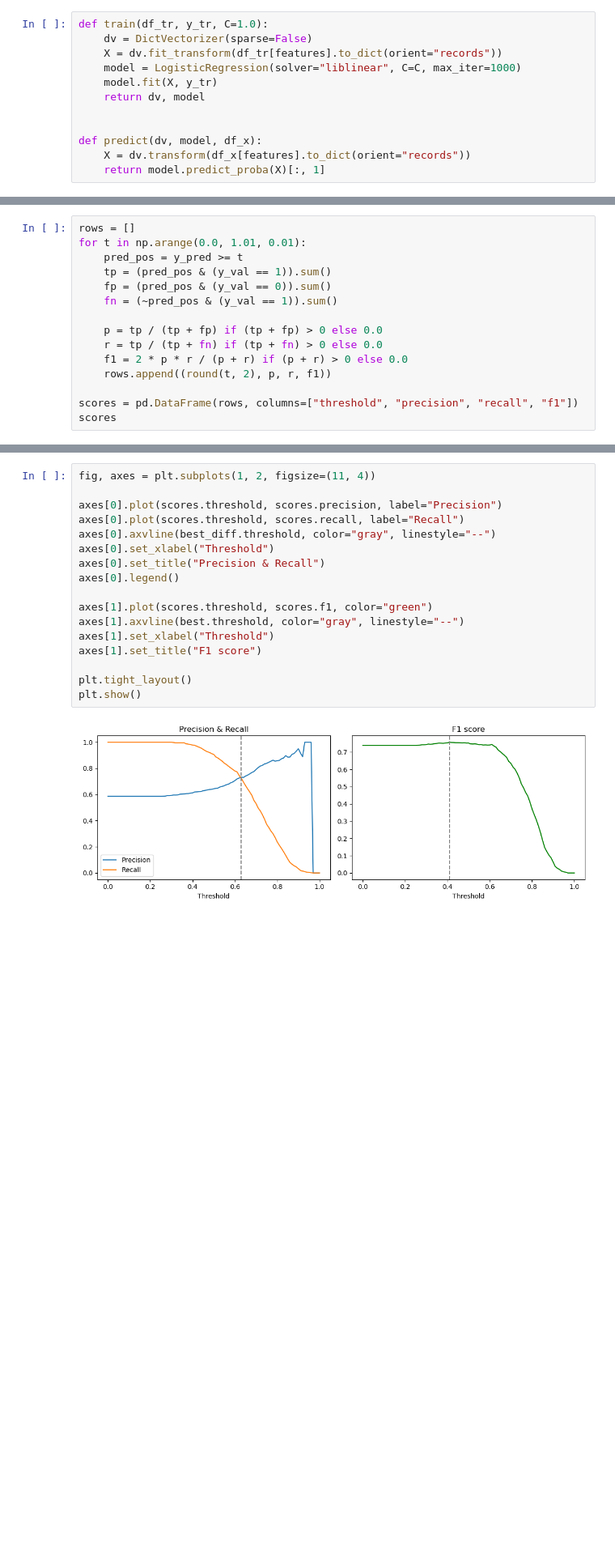
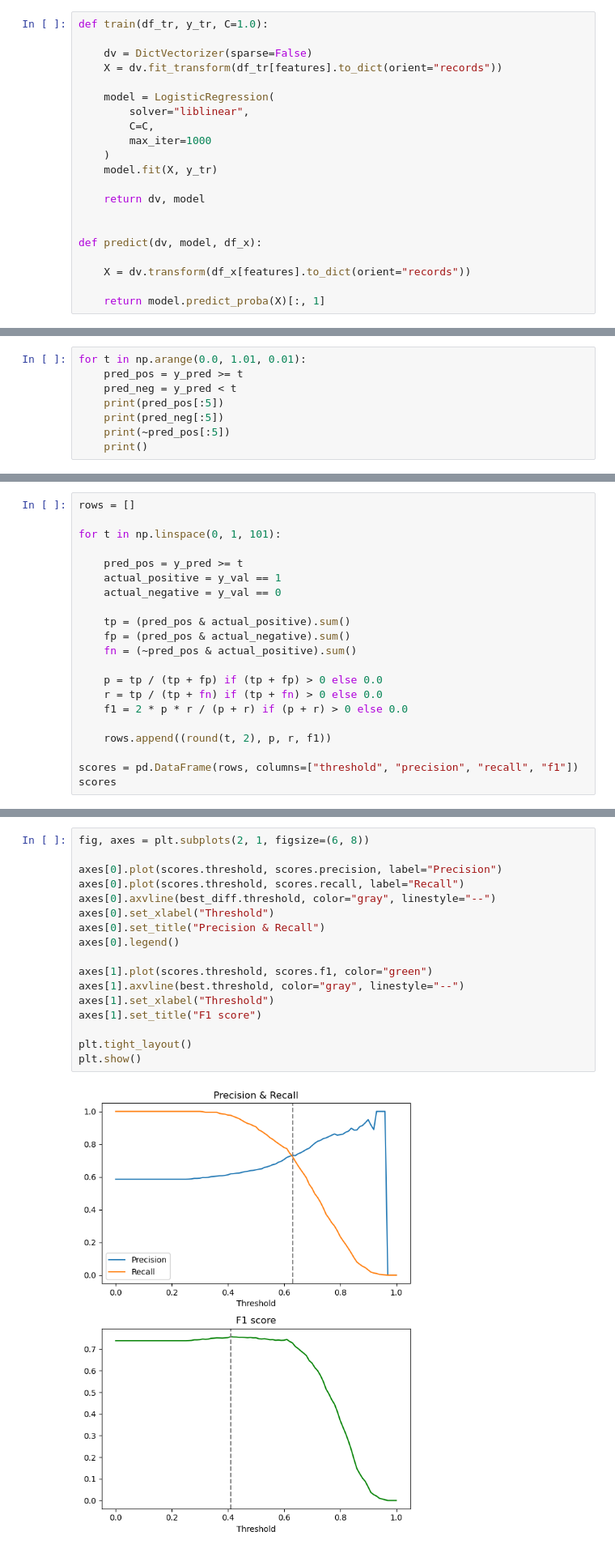
Before and after one commit to ePaddyy/machine_learning_zoomcamp, a Jupyter notebook: lesson/homework_4.ipynb, the cells around one changed output, grey strips where cells are left out. Shown at 81% size. Saved outputs shown, nothing was run; the diff lists cells and outputs as text; blank space fills up the shorter version.

```diff
--- a/lesson/homework_4.ipynb
+++ b/lesson/homework_4.ipynb
@@ -90,13 +91,22 @@ Split sizes: 3000 1000 1000
 features = categorical + numerical
 # %%
 def train(df_tr, y_tr, C=1.0):
+
     dv = DictVectorizer(sparse=False)
     X = dv.fit_transform(df_tr[features].to_dict(orient="records"))
-    model = LogisticRegression(solver="liblinear", C=C, max_iter=1000)
+
+    model = LogisticRegression(
+        solver="liblinear",
+        C=C,
+        max_iter=1000
+    )
     model.fit(X, y_tr)
+
     return dv, model
 
 
 def predict(dv, model, df_x):
+
     X = dv.transform(df_x[features].to_dict(orient="records"))
+
     return model.predict_proba(X)[:, 1]
@@ -124,0 +196,8 @@ validation AUC = 0.732
+# %%
+for t in np.arange(0.0, 1.01, 0.01):
+    pred_pos = y_pred >= t
+    pred_neg = y_pred < t
+    print(pred_pos[:5])
+    print(pred_neg[:5])
+    print(~pred_pos[:5])
+    print()
@@ -125,14 +222,20 @@ validation AUC = 0.732
 # %%
 rows = []
-for t in np.arange(0.0, 1.01, 0.01):
+
+for t in np.linspace(0, 1, 101):
+
     pred_pos = y_pred >= t
-    tp = (pred_pos & (y_val == 1)).sum()
-    fp = (pred_pos & (y_val == 0)).sum()
-    fn = (~pred_pos & (y_val == 1)).sum()
+    actual_positive = y_val == 1
+    actual_negative = y_val == 0
+
+    tp = (pred_pos & actual_positive).sum()
+    fp = (pred_pos & actual_negative).sum()
+    fn = (~pred_pos & actual_positive).sum()
 
     p = tp / (tp + fp) if (tp + fp) > 0 else 0.0
     r = tp / (tp + fn) if (tp + fn) > 0 else 0.0
     f1 = 2 * p * r / (p + r) if (p + r) > 0 else 0.0
+
     rows.append((round(t, 2), p, r, f1))
 
 scores = pd.DataFrame(rows, columns=["threshold", "precision", "recall", "f1"])
@@ -168,22 +304,22 @@ max F1 = 0.7576 at threshold = 0.41
 # %%
-fig, axes = plt.subplots(1, 2, figsize=(11, 4))
+fig, axes = plt.subplots(2, 1, figsize=(6, 8))
 
 axes[0].plot(scores.threshold, scores.precision, label="Precision")
 axes[0].plot(scores.threshold, scores.recall, label="Recall")
 axes[0].axvline(best_diff.threshold, color="gray", linestyle="--")
 axes[0].set_xlabel("Threshold")
 axes[0].set_title("Precision & Recall")
 axes[0].legend()
 
 axes[1].plot(scores.threshold, scores.f1, color="green")
 axes[1].axvline(best.threshold, color="gray", linestyle="--")
 axes[1].set_xlabel("Threshold")
 axes[1].set_title("F1 score")
 
 plt.tight_layout()
 plt.show()
 # %% [output]
-[figure, old version]
+[figure, new version]
 # %%
 kfold = KFold(n_splits=5, shuffle=True, random_state=1)
 
```
Also changed, not shown: parts of 12 cells of this notebook, 3 other files.
